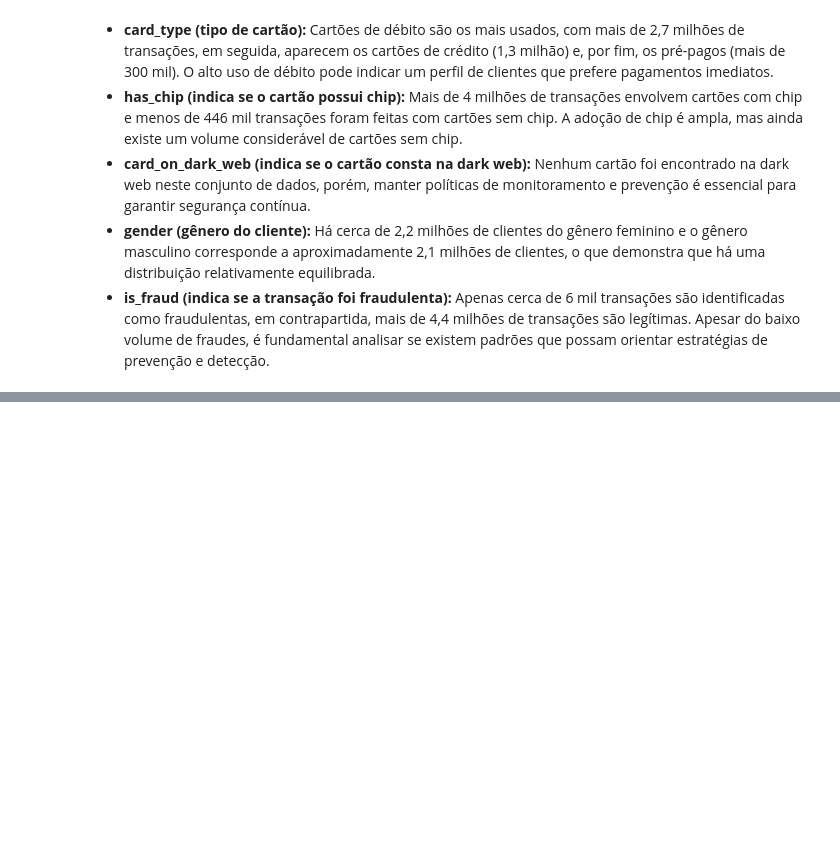
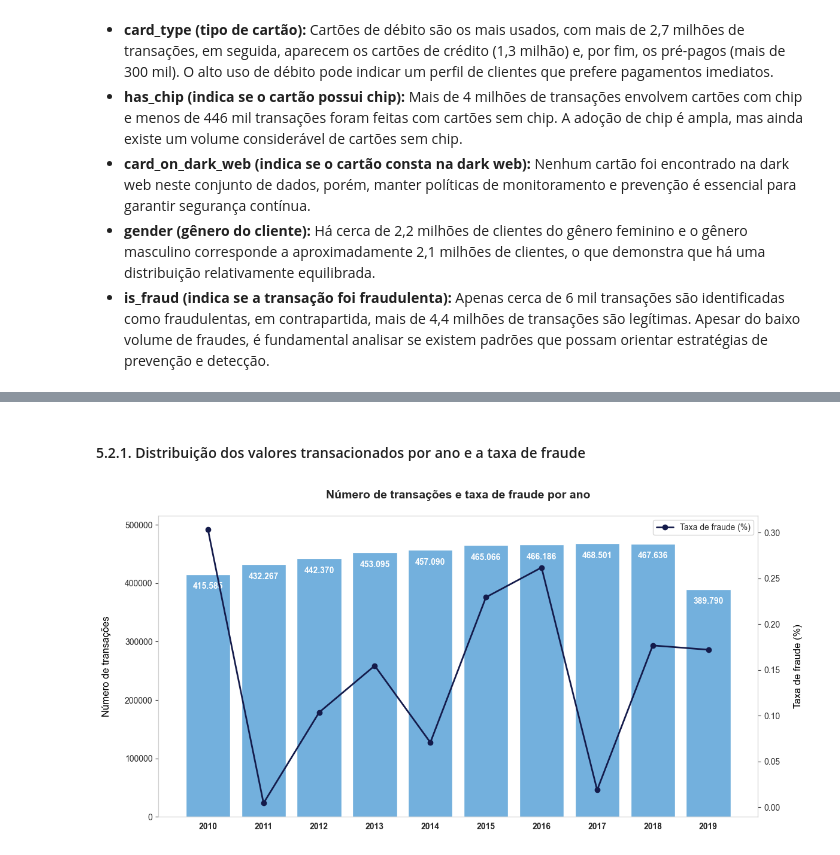
Before and after one commit to emso-exe/Deteccao_de_fraude_em_transacoes_financeiras, a Jupyter notebook: 001_analise_exploratoria.ipynb, the cells around one changed output, grey strips where cells are left out. Cells and saved outputs as stored; diff of their text form; code cells hidden in the pictures; blank space fills up the shorter version.

```diff
--- a/001_analise_exploratoria.ipynb
+++ b/001_analise_exploratoria.ipynb
@@ -681,0 +751,69 @@ gerar_countplots(df_train_val, colunas_excluir)
+# %%
+# Convertendo a coluna 'date' para datetime
+df_train_val['date'] = pd.to_datetime(df_train_val['date'])
+# %% [markdown]
+#### 5.2.1. Distribuição dos valores transacionados por ano e a taxa de fraude
+# %%
+# Calculando a taxa de fraude por ano
+df_plot = df_train_val.groupby(df_train_val['date'].dt.year).agg(
+    total_transactions=('is_fraud', 'count'),
+    fraudulent_transactions=('is_fraud', lambda x: (x == 'Yes').sum())
+).reset_index()
+
+# Renomeando a coluna para 'year'
+df_plot.rename(columns={'date': 'year'}, inplace=True)
+df_plot['year_name'] = df_plot['year'].apply(
+    lambda x: pd.to_datetime(str(x), format='%Y').strftime('%Y'))
+
+# Adicionando a coluna com a taxa de fraude (em porcentagem)
+df_plot['fraud_rate'] = df_plot['fraudulent_transactions'] / df_plot['total_transactions']
+
+# Ordenando os anos para garantir a ordem correta
+df_plot = df_plot.set_index('year').sort_index().reset_index()
+
+# Criando o gráfico de barras para transações por ano
+plt.figure(figsize=(12, 6))
+ax1 = sns.barplot(x=df_plot['year_name'], y=df_plot['total_transactions'], palette=['#61b3ef'])
+
+# Adicionando os valores nas barras
+for p in ax1.patches:
+    ax1.annotate(
+        f'{int(p.get_height()):,}'.replace(',', '.'),  # Formatação com separador de milhar
+        (p.get_x() + p.get_width() / 2, p.get_height()),  # Colocando o valor no topo da barra
+        ha='center', va='bottom',  # Alinhamento
+        fontsize=10, fontweight='bold',
+        color='white',
+        xytext=(0, -20),  # Distância do texto para a barra
+        textcoords='offset points'
+    )
+
+# Remover as linhas de grade
+ax1.grid(False)
+
+# Corrigir o limite do eixo y
+ax1.set_ylim(0, df_plot['total_transactions'].max() * 1.1)  # Ajustando o limite do eixo y
+
+# Ajustando o eixo x aplicando negrito
+ax1.set_xticklabels(ax1.get_xticklabels(), fontweight='bold')
+
+# Criando o segundo eixo y para a taxa de fraude
+color_line = '#141b4b'
+ax2 = ax1.twinx()  # Cria um segundo eixo y
+ax2.plot(df_plot['year_name'], df_plot['fraud_rate'] * 100, marker='o', linestyle='-',
+         color=color_line, linewidth=2, markersize=6, label='Taxa de fraude (%)')
+
+# Adiciona a legenda para o segundo eixo y
+ax2.legend(loc='best')
+
+# Adicionando título e rótulos
+plt.title('Número de transações e taxa de fraude por ano\n', fontsize=14, fontweight='bold')
+ax1.set_ylabel('Número de transações\n', color='black', fontsize=12)
+ax1.set_xlabel('', color='black', fontsize=12)
+ax2.set_ylabel('\nTaxa de fraude (%)', color='black', fontsize=12)
+
+# Exibindo o gráfico
+plt.tight_layout()
+plt.grid(False)
+plt.show()
+# %% [output]
+[figure, added]
```
Also changed, not shown: parts of 14 cells of this notebook.
